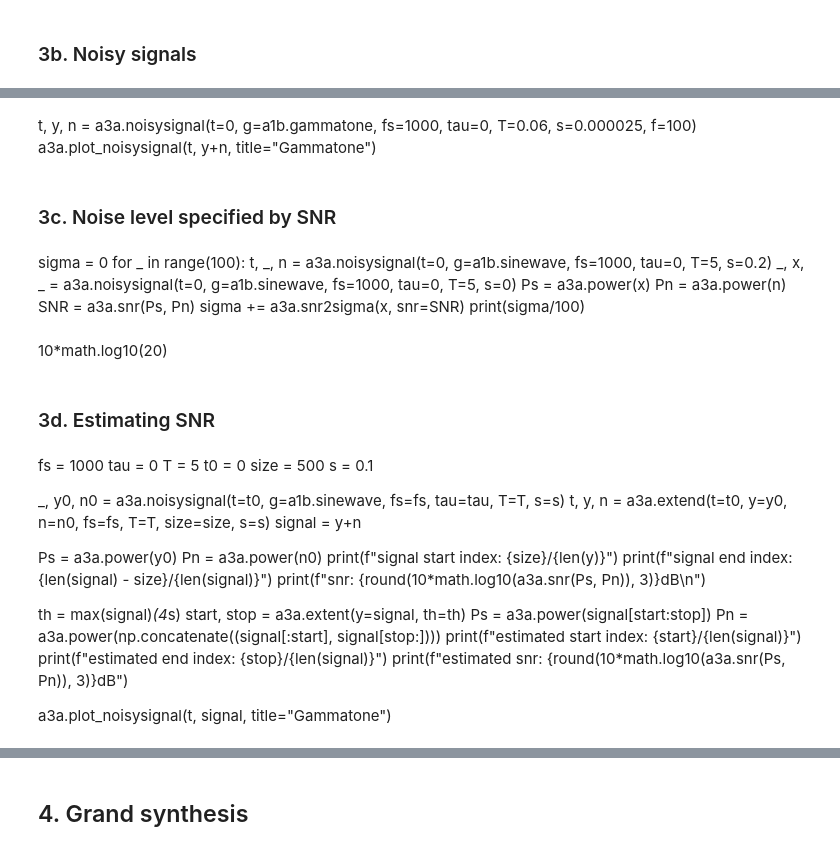
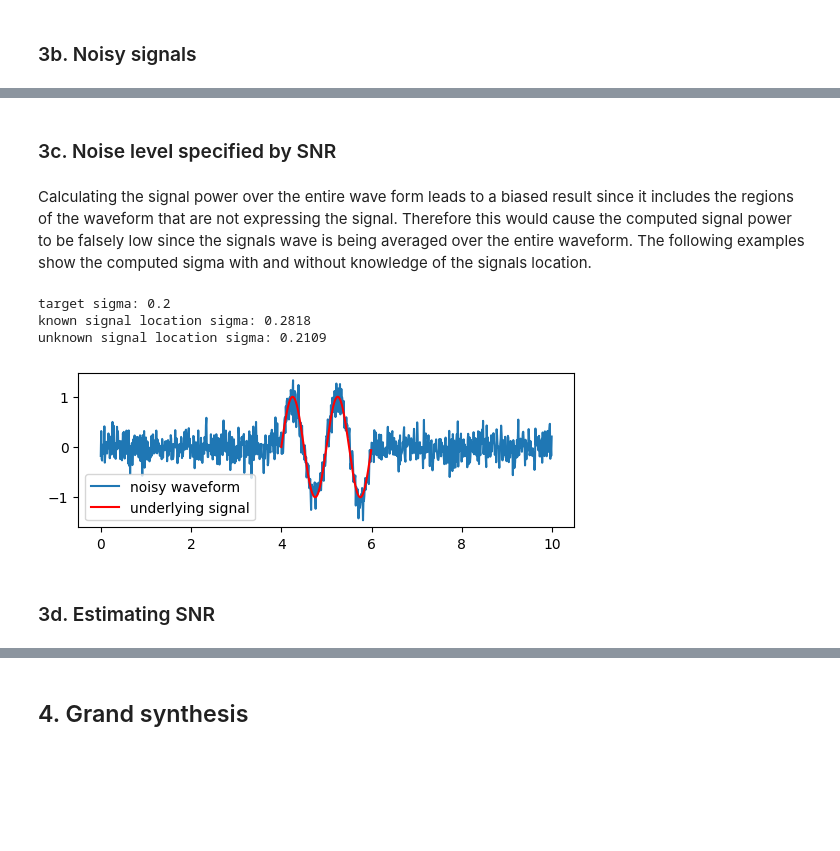
Before and after one commit to finnhittson/csds464, a Jupyter notebook: 464-A3a_fxh157_files/A3a_fxh157.ipynb, the cells around one changed output, grey strips where cells are left out. Cells and saved outputs as stored; diff of their text form; code cells hidden in the pictures; blank space fills up the shorter version.

```diff
--- a/464-A3a_fxh157_files/A3a_fxh157.ipynb
+++ b/464-A3a_fxh157_files/A3a_fxh157.ipynb
@@ -97,46 +106,41 @@ a3a.plot_noisysignal(t, y+n, "Step Function")
-# %% [markdown]
-t, y, n = a3a.noisysignal(t=0, g=a1b.gammatone, fs=1000, tau=0, T=0.06, s=0.000025, f=100)
-a3a.plot_noisysignal(t, y+n, title="Gammatone")
 # %% [markdown]
 ### 3c. Noise level specified by SNR
-# %% [markdown]
-sigma = 0
-for _ in range(100):
-    t, _, n = a3a.noisysignal(t=0, g=a1b.sinewave, fs=1000, tau=0, T=5, s=0.2)
-    _, x, _ = a3a.noisysignal(t=0, g=a1b.sinewave, fs=1000, tau=0, T=5, s=0)
-    Ps = a3a.power(x)
-    Pn = a3a.power(n)
-    SNR = a3a.snr(Ps, Pn)
-    sigma += a3a.snr2sigma(x, snr=SNR)
-print(sigma/100)
-# %% [markdown]
-10*math.log10(20)
+# %% [markdown]
+Calculating the signal power over the entire wave form leads to a biased result since it includes the regions of the waveform that are not expressing the signal. Therefore this would cause the computed signal power to be falsely low since the signals wave is being averaged over the entire waveform. The following examples show the computed sigma with and without knowledge of the signals location.
+# %%
+s = 0.2
+sigma_known = sigma_unknown = 0
+N = 100
+fs = 100
+tau = 4
+T = 2
+
+for _ in range(N):
+    t, x, n = a3a.noisysignal(t0=0, tn=10, g=a1b.sinewave, fs=fs, tau=tau, T=T, s=s)
+
+    Ps_known = a3a.power((x+n)[fs*tau:fs*(tau+T)])
+    Ps_known = a3a.power(np.concatenate((n[:fs*tau], n[fs*(tau+T):])))
+    SNR_known = a3a.snr(Ps_known, Ps_known)
+
+    Ps_unknown = a3a.power(x+n)
+    Pn_unknown = a3a.power(n)
+    SNR_unknown = a3a.snr(Ps_unknown, Pn_unknown)
+
+    sigma_known += a3a.snr2sigma(x, snr=SNR_known)
+    sigma_unknown += a3a.snr2sigma(x, snr=SNR_unknown)
+
+print(f"target sigma: {s}")
+print(f"known signal location sigma: {round(sigma_known/N, 4)}")
+print(f"unknown signal location sigma: {round(sigma_unknown/N, 4)}")
+plt.figure().set_figheight(2)
+plt.plot(t, x+n, label="noisy waveform")
+plt.plot(t[400:600], x[400:600], 'r', label="underlying signal")
+plt.legend()
+plt.show()
+# %% [output]
+target sigma: 0.2
+known signal location sigma: 0.2818
+unknown signal location sigma: 0.2109
+[figure, added]
 # %% [markdown]
 ### 3d. Estimating SNR
-# %% [markdown]
-fs = 1000
-tau = 0
-T = 5
-t0 = 0
-size = 500
-s = 0.1
-
-_, y0, n0 = a3a.noisysignal(t=t0, g=a1b.sinewave, fs=fs, tau=tau, T=T, s=s)
-t, y, n = a3a.extend(t=t0, y=y0, n=n0, fs=fs, T=T, size=size, s=s)
-signal = y+n
-
-Ps = a3a.power(y0)
-Pn = a3a.power(n0)
-print(f"signal start index: {size}/{len(y)}")
-print(f"signal end index: {len(signal) - size}/{len(signal)}")
-print(f"snr: {round(10*math.log10(a3a.snr(Ps, Pn)), 3)}dB\n")
-
-th = max(signal)*(4*s)
-start, stop = a3a.extent(y=signal, th=th)
-Ps = a3a.power(signal[start:stop])
-Pn = a3a.power(np.concatenate((signal[:start], signal[stop:])))
-print(f"estimated start index: {start}/{len(signal)}")
-print(f"estimated end index: {stop}/{len(signal)}")
-print(f"estimated snr: {round(10*math.log10(a3a.snr(Ps, Pn)), 3)}dB")
-
-a3a.plot_noisysignal(t, signal, title="Gammatone")
```
Also changed, not shown: parts of 44 cells of this notebook, 2 other files.
